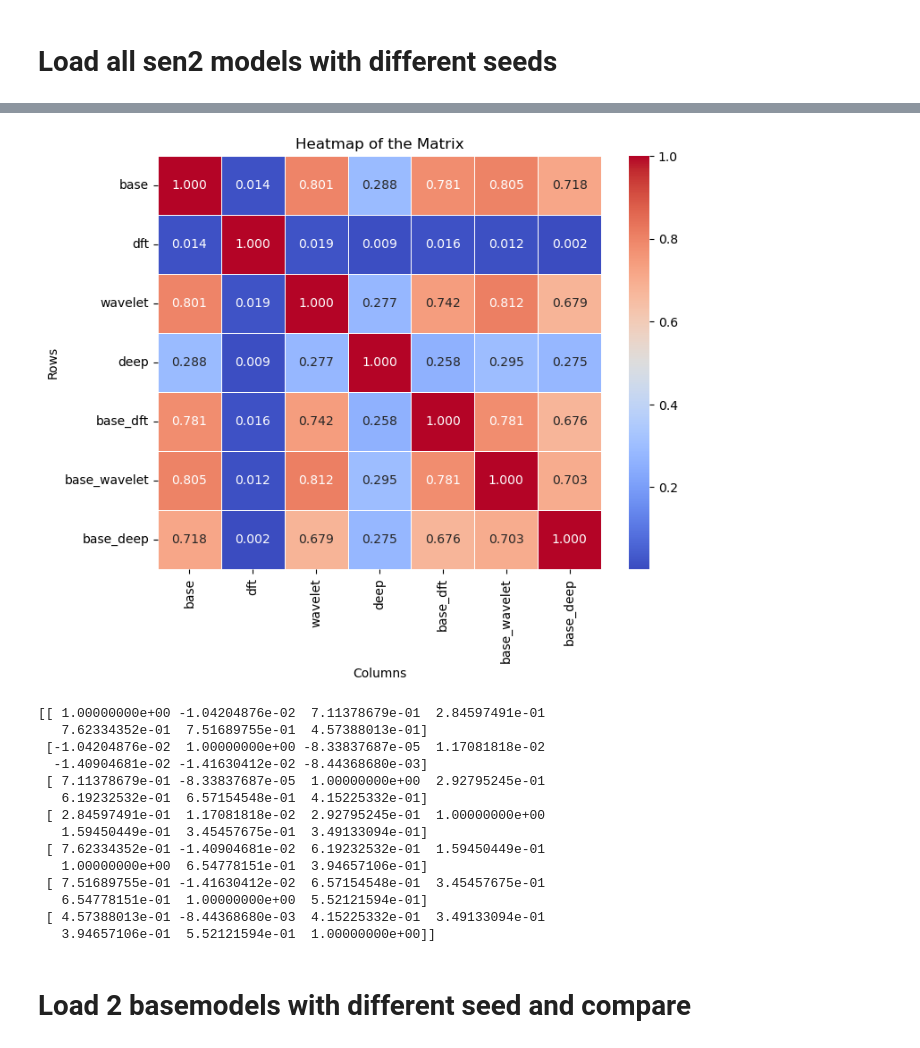
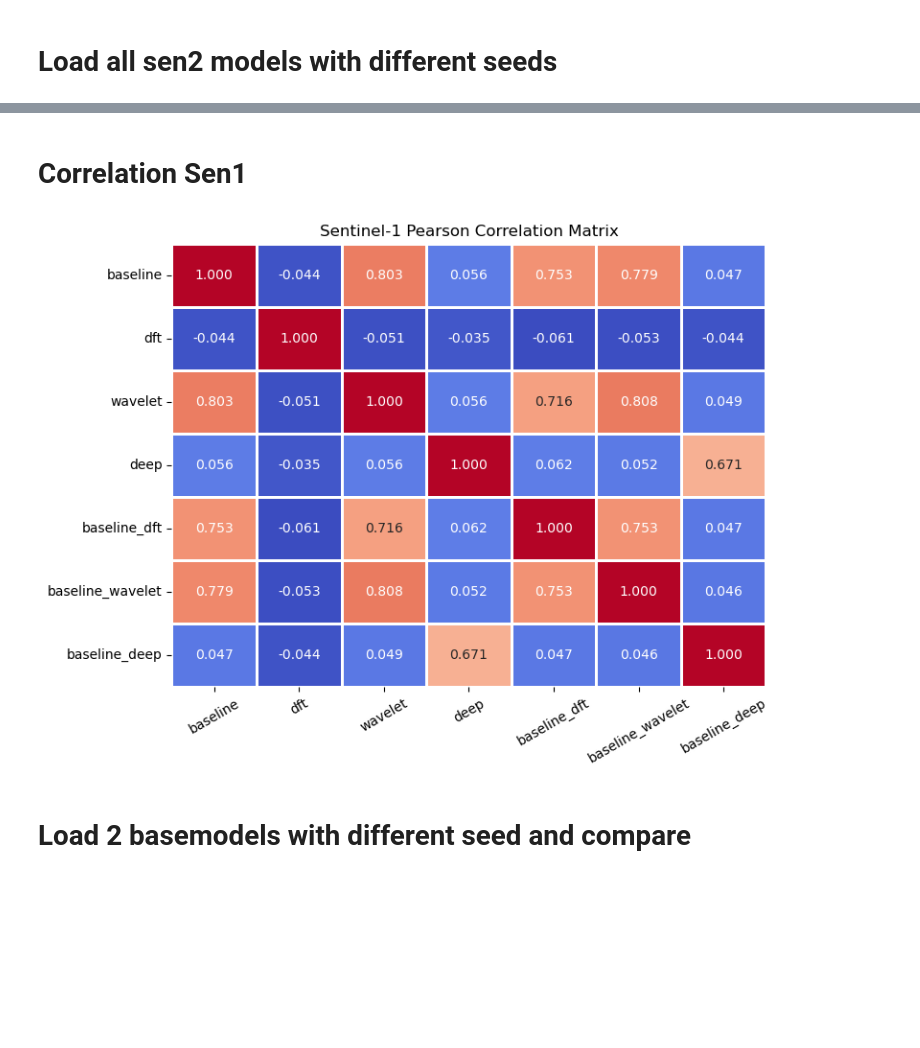
Before and after one commit to theson-vu/floodsegmentation, a Jupyter notebook: correlation.ipynb, the cells around one changed output, grey strips where cells are left out. Drawn from its saved outputs; the diff is of its cells as text; code cells hidden in the pictures; blank space fills up the shorter version.

```diff
--- a/correlation.ipynb
+++ b/correlation.ipynb
@@ -376,23 +432,3 @@ create_plot(res3)
-# %%
-
-df = pd.DataFrame(res1)
-cols = ['base', 'dft', 'wavelet', 'deep', 'base_dft', 'base_wavelet', 'base_deep']
-
-# Create a pandas DataFrame with row and column labels
-df = pd.DataFrame(np.round(res1, 3), columns=cols, index=cols)
-
-plt.figure(figsize=(8, 6))
-sns.heatmap(df, annot=True, cmap="coolwarm", cbar=True, fmt=".3f", linewidths=0.5)
-
-# Customize the plot
-plt.title('Heatmap of the Matrix')
-plt.xlabel('Columns')
-plt.ylabel('Rows')
-
-# Show the plot
-plt.show()
-# %% [output]
-[figure, removed]
 # %%
 def corr_avg(n):
     avg1, avg2, avg3 = [], [], []
@@ -420,20 +456,5 @@ def corr_avg(n):
     return np.mean(np.stack(avg1), axis=0), np.mean(np.stack(avg2), axis=0), np.mean(np.stack(avg3), axis=0), avg1, avg2, avg3
 # %%
 mean1, mean2, mean3, avg1, avg2, avg3 = corr_avg(5)
-# %%
-print(mean1)
-# %% [output]
-[[ 1.00000000e+00 -1.04204876e-02  7.11378679e-01  2.84597491e-01
-   7.62334352e-01  7.51689755e-01  4.57388013e-01]
- [-1.04204876e-02  1.00000000e+00 -8.33837687e-05  1.17081818e-02
-  -1.40904681e-02 -1.41630412e-02 -8.44368680e-03]
- [ 7.11378679e-01 -8.33837687e-05  1.00000000e+00  2.92795245e-01
-   6.19232532e-01  6.57154548e-01  4.15225332e-01]
- [ 2.84597491e-01  1.17081818e-02  2.92795245e-01  1.00000000e+00
-   1.59450449e-01  3.45457675e-01  3.49133094e-01]
- [ 7.62334352e-01 -1.40904681e-02  6.19232532e-01  1.59450449e-01
-   1.00000000e+00  6.54778151e-01  3.94657106e-01]
- [ 7.51689755e-01 -1.41630412e-02  6.57154548e-01  3.45457675e-01
-   6.54778151e-01  1.00000000e+00  5.52121594e-01]
- [ 4.57388013e-01 -8.44368680e-03  4.15225332e-01  3.49133094e-01
-   3.94657106e-01  5.52121594e-01  1.00000000e+00]]
+# %% [markdown]
+# Correlation Sen1
@@ -440,3 +585,17 @@ print(mean1)
+# %%
+#mean_res2 = np.round(np.mean(np.stack((sen1_res1, sen1_res2, sen1_res3)), axis=0), 3)
+mean_res2 = np.array([
+    [1.00, -0.044, 0.803, 0.056, 0.753, 0.779, 0.047],
+    [-0.044, 1.00, -0.051, -0.035, -0.061, -0.053, -0.044],
+    [0.803, -0.051, 1.00, 0.056, 0.716, 0.808, 0.049],
+    [0.056, -0.035, 0.056, 1.00, 0.062, 0.052, 0.671],
+    [0.753, -0.061, 0.716, 0.062, 1.00, 0.753, 0.047],
+    [0.779, -0.053, 0.808, 0.052, 0.753, 1.00, 0.046],
+    [0.047, -0.044, 0.049, 0.671, 0.047, 0.046, 1.00]
+])
+create_plot(mean_res2, "Sentinel-1 Pearson Correlation Matrix", "sen1corr")
+# %% [output]
+[figure, added]
 # %% [markdown]
 # Load 2 basemodels with different seed and compare
 # %%
```
Also changed, not shown: parts of 13 cells of this notebook, 3 other files.
